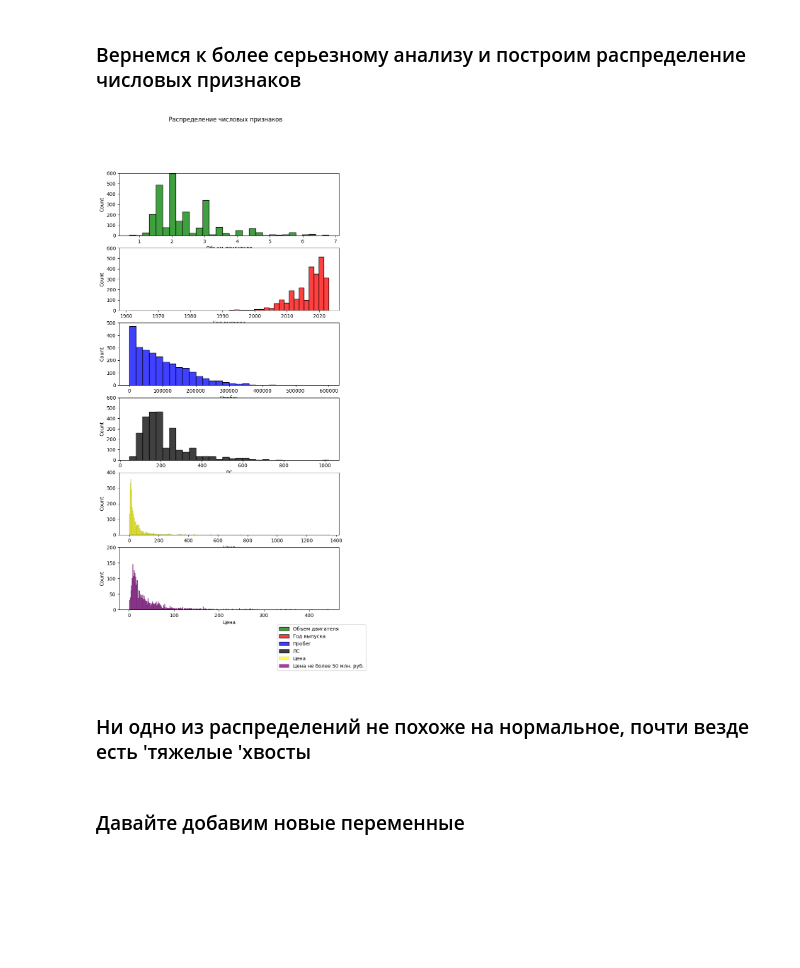
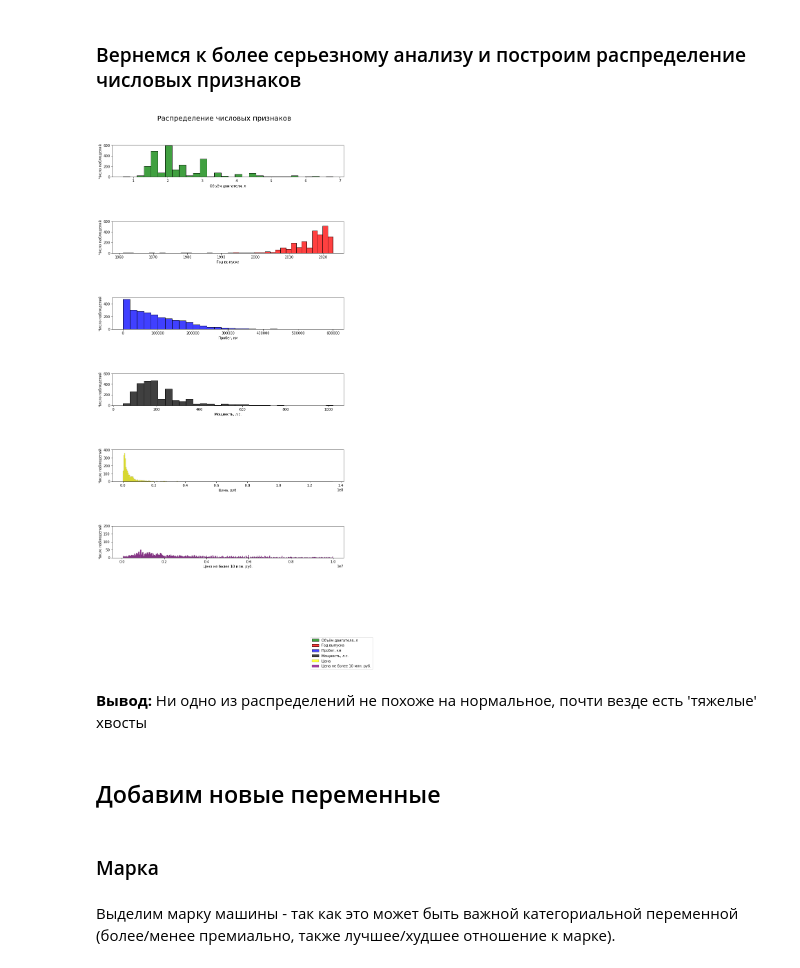
Before and after one commit to maksimbogoya/project-andan, a Jupyter notebook: EDA.ipynb, the cells around one changed output. Cells and saved outputs as stored; diff of their text form; code cells hidden in the pictures; blank space fills up the shorter version.

```diff
--- a/EDA.ipynb
+++ b/EDA.ipynb
@@ -44,4 +49,6 @@ dtype: int64
-# %%
-df.drop('Unnamed: 0', axis=1, inplace=True) #удалим ненужный нам столбец с повтором индексов
 # %%
 df.drop('Запас хода', axis=1, inplace=True)
+df['Коробка передач'].fillna('автомат', inplace=True)
+df['Объем двигателя'].fillna(round(df['Объем двигателя'].mean(), 1), inplace=True)
+
+df = df.rename(columns={"Объем двигателя": "Объём двигателя"})  # мы любим русский язык
@@ -50,5 +55,3 @@ df['Коробка передач'].fillna('автомат', inplace=True)
-# %%
-df['Объем двигателя'].fillna(df['Объем двигателя'].mean(), inplace=True)
 # %%
 df
 # %% [output]
@@ -68,2 +70,0 @@ df
-# %%
-df['Объем двигателя'] = df['Объем двигателя'].round(1) #округлим полученные значения, чтобы было красиво
@@ -193,32 +159,58 @@ plt.axis("off");
 # %% [markdown]
 ### Вернемся к более серьезному анализу и построим распределение числовых признаков
 # %%
-fig = plt.figure(figsize=(8, 16))
-fig.suptitle('Распределение числовых признаков')
+fig = plt.figure(figsize=(12, 24))
+fig.suptitle('Распределение числовых признаков', y=0.93, fontsize=20)
 
-plt.subplot(6, 1, 1)
-sns.histplot(df['Объем двигателя'], label = 'Объем двигателя', bins = 30, color = 'g').set_ylim(0, 600)
+plt.subplot(12, 1, 1)
+sns.histplot(df['Объём двигателя'],
+             label = 'Объём двигателя, л', bins = 30, color = 'g').set_ylim(0, 600)
 
-plt.subplot(6, 1, 2)
-sns.histplot(df['Год выпуска'],label = 'Год выпуска', bins = 40, color = 'r').set_ylim(0, 600)
+plt.xlabel('Объём двигателя, л')
+plt.ylabel('Число наблюдений')
 
-plt.subplot(6, 1, 3)
-sns.histplot(df['Пробег'], label = 'Пробег', bins = 30, color = 'b').set_ylim(0, 500)
+plt.subplot(12, 1, 3)
+sns.histplot(df['Год выпуска'],
+             label = 'Год выпуска', bins = 40, color = 'r').set_ylim(0, 600)
 
-plt.subplot(6, 1, 4)
-sns.histplot(df['ЛС'], label = 'ЛС', bins = 30, color = 'black').set_ylim(0, 600)
+plt.xlabel('Год выпуска')
+plt.ylabel('Число наблюдений')
 
-plt.subplot(6, 1, 5)
-sns.histplot(df['Цена']/100000, label = 'Цена', bins = 300, color = 'yellow').set_ylim(0, 400)
+plt.subplot(12, 1, 5)
+sns.histplot(df['Пробег'],
+             label = 'Пробег, км', bins = 30, color = 'b').set_ylim(0, 500)
 
-plt.subplot(6, 1, 6)
-sns.histplot(df[df['Цена'] <= 50000000]['Цена']/100000, label = 'Цена не более 50 млн. руб.', bins = 300, color = 'purple').set_ylim(0, 200)
+plt.xlabel('Пробег, км')
+plt.ylabel('Число наблюдений')
 
+plt.subplot(12, 1, 7)
+sns.histplot(df['ЛС'],
+             label = 'Мощность, л.с.', bins = 30, color = 'black').set_ylim(0, 600)
+
+plt.xlabel('Мощность, л.с.')
+plt.ylabel('Число наблюдений')
+
+plt.subplot(12, 1, 9)
+sns.histplot(df['Цена'],
+             label = 'Цена', bins = 300, color = 'yellow').set_ylim(0, 400)
+
+plt.xlabel('Цена, руб.')
+plt.ylabel('Число наблюдений')
+
+plt.subplot(12, 1, 11)
+sns.histplot(df[df['Цена'] <= 10000000]['Цена'], label = 'Цена не более 10 млн. руб.', bins = 300, color = 'purple').set_ylim(0, 200)
+
+plt.xlabel('Цена не более 10 млн. руб.')
+plt.ylabel('Число наблюдений')
 
 fig.legend(loc='lower right');
 # %% [output]
-[figure, old version]
+[figure, new version]
 # %% [markdown]
-### Ни одно из распределений не похоже на нормальное, почти везде есть 'тяжелые 'хвосты
+__Вывод:__ Ни одно из распределений не похоже на нормальное, почти везде есть 'тяжелые' хвосты
 # %% [markdown]
-### Давайте добавим новые переменные
+## Добавим новые переменные
+# %% [markdown]
+### Марка
+# %% [markdown]
+Выделим марку машины - так как это может быть важной категориальной переменной (более/менее премиально, также лучшее/худшее отношение к марке).
```
Also changed, not shown: parts of 29 cells of this notebook, 1 other file.
